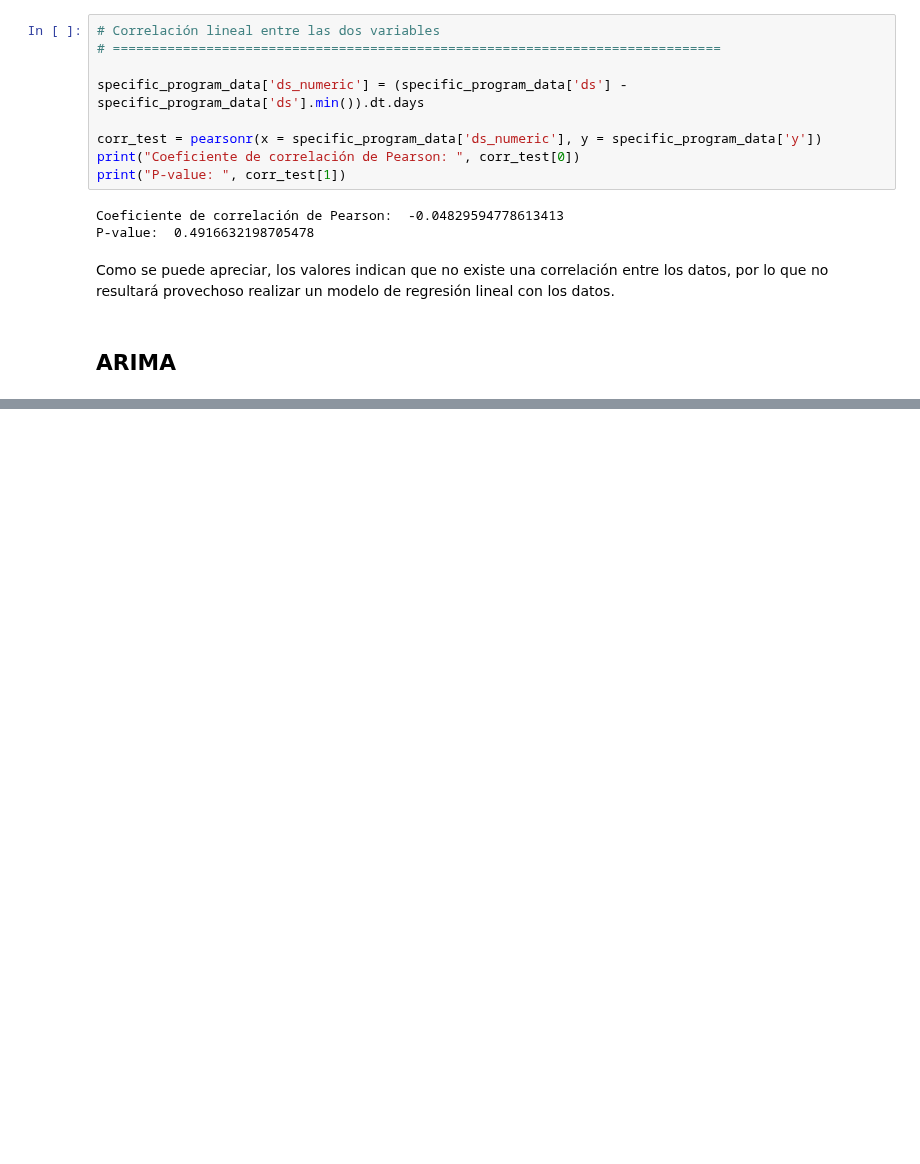
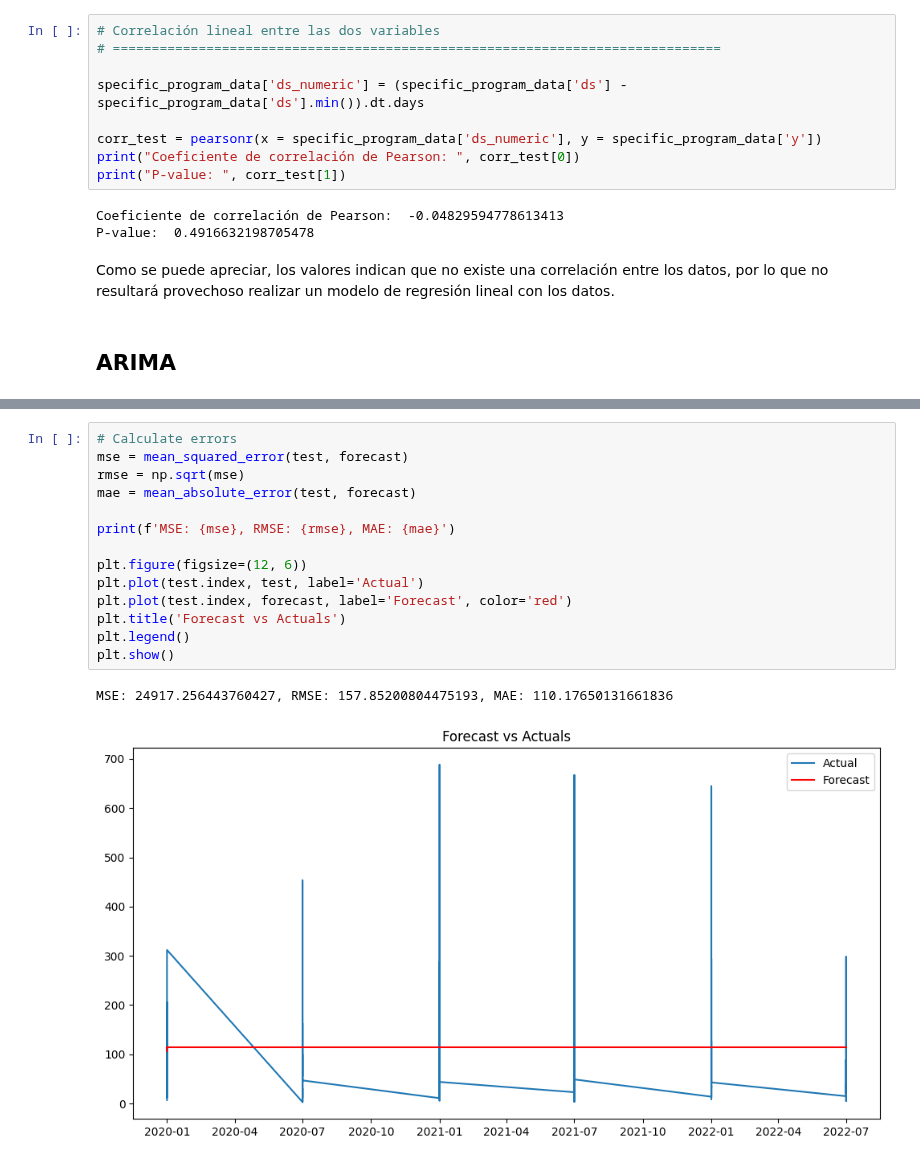
Before and after one commit to PadInLa/internship-project-202410, a Jupyter notebook: model.ipynb, the cells around one changed output, grey strips where cells are left out. Cells and saved outputs as stored; diff of their text form; blank space fills up the shorter version.

```diff
--- a/model.ipynb
+++ b/model.ipynb
@@ -348,0 +355,17 @@ Como se puede apreciar, los valores indican que no existe una correlación entre
+# %%
+# Calculate errors
+mse = mean_squared_error(test, forecast)
+rmse = np.sqrt(mse)
+mae = mean_absolute_error(test, forecast)
+
+print(f'MSE: {mse}, RMSE: {rmse}, MAE: {mae}')
+
+plt.figure(figsize=(12, 6))
+plt.plot(test.index, test, label='Actual')
+plt.plot(test.index, forecast, label='Forecast', color='red')
+plt.title('Forecast vs Actuals')
+plt.legend()
+plt.show()
+# %% [output]
+MSE: 24917.256443760427, RMSE: 157.85200804475193, MAE: 110.17650131661836
+[figure, added]
```
Also changed, not shown: parts of 8 cells of this notebook.
